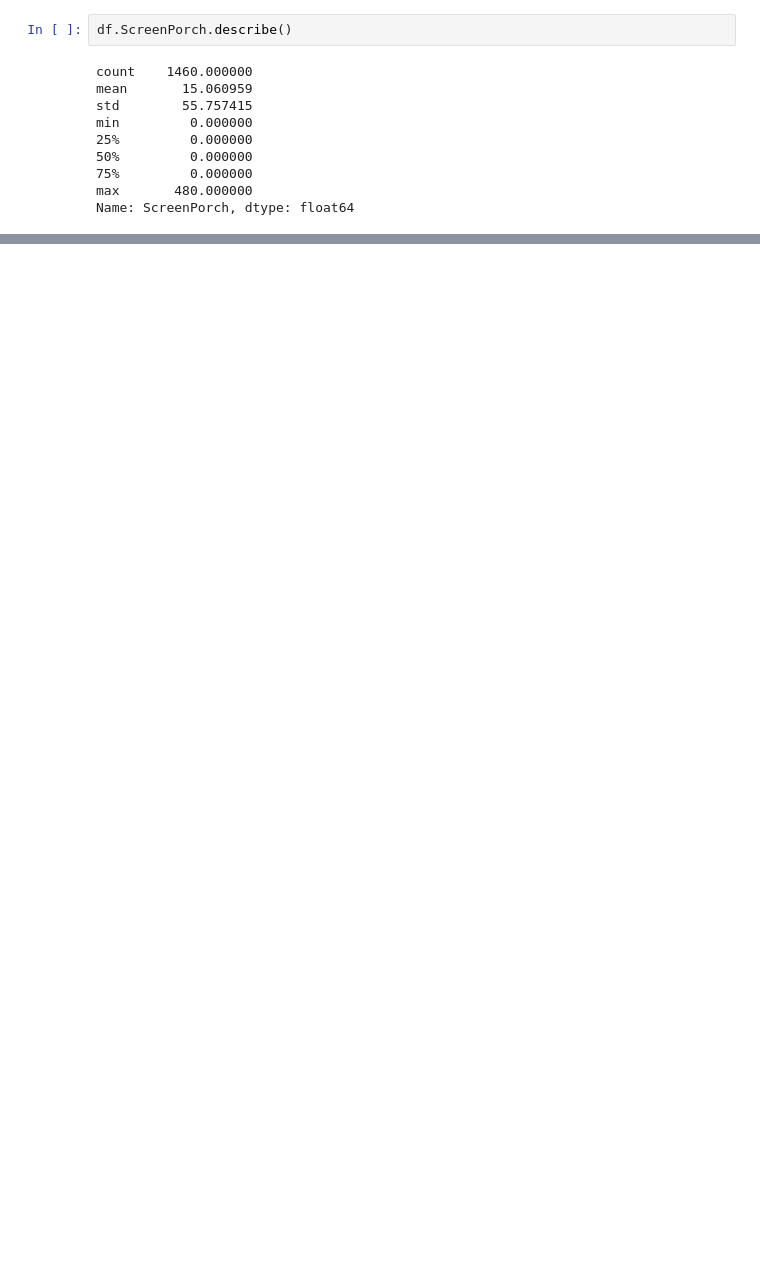
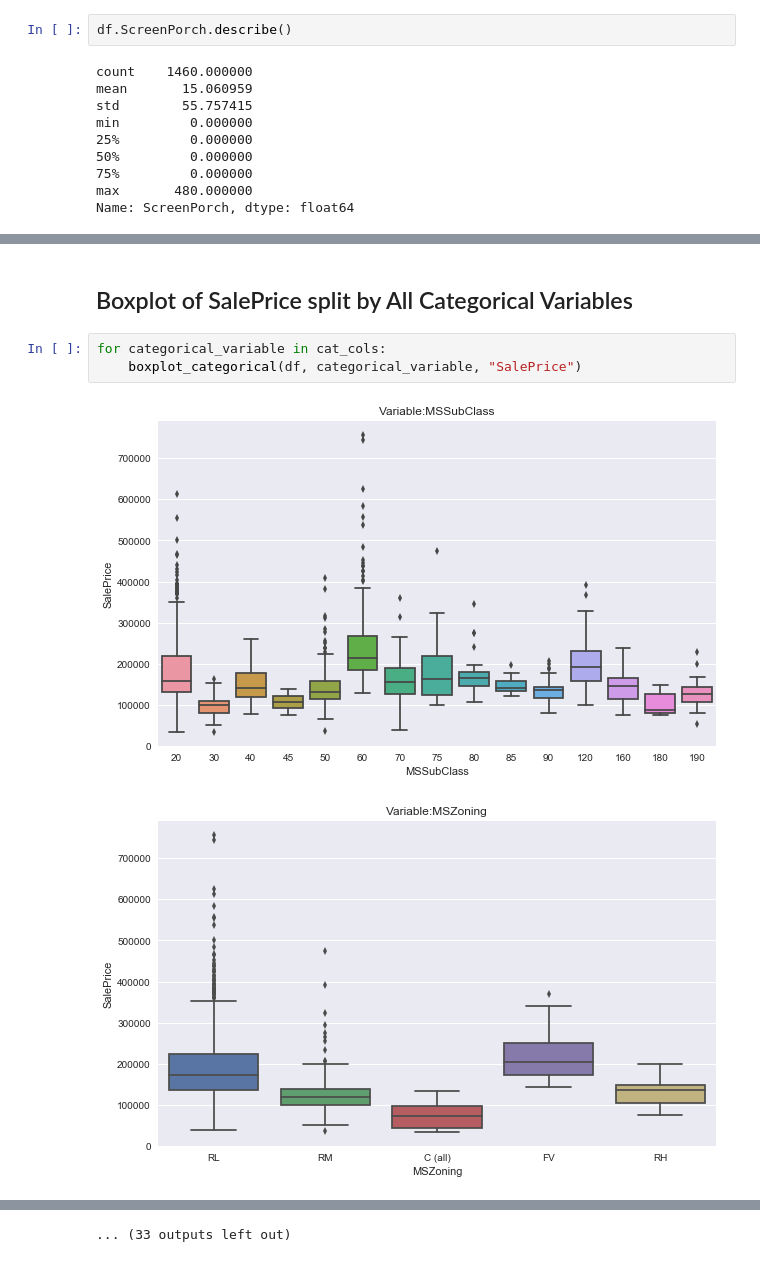
Before and after one commit to greenblattsharon/Machine-Learning-Project-House-Prices, a Jupyter notebook: ML_Final_EDA.ipynb, the cells around one changed output, grey strips where cells are left out. Cells and saved outputs as stored; diff of their text form; blank space fills up the shorter version.

```diff
--- a/ML_Final_EDA.ipynb
+++ b/ML_Final_EDA.ipynb
@@ -758,0 +925,8 @@ Name: ScreenPorch, dtype: float64
+# %% [markdown]
+## Boxplot of SalePrice split by All Categorical Variables
+# %%
+for categorical_variable in cat_cols:
+    boxplot_categorical(df, categorical_variable, "SalePrice")
+# %% [output]
+[figure, added]
+[figure, added]
@@ -758,0 +943 @@ Name: ScreenPorch, dtype: float64
+... (33 outputs left out)
```
Also changed, not shown: parts of 37 cells of this notebook.
